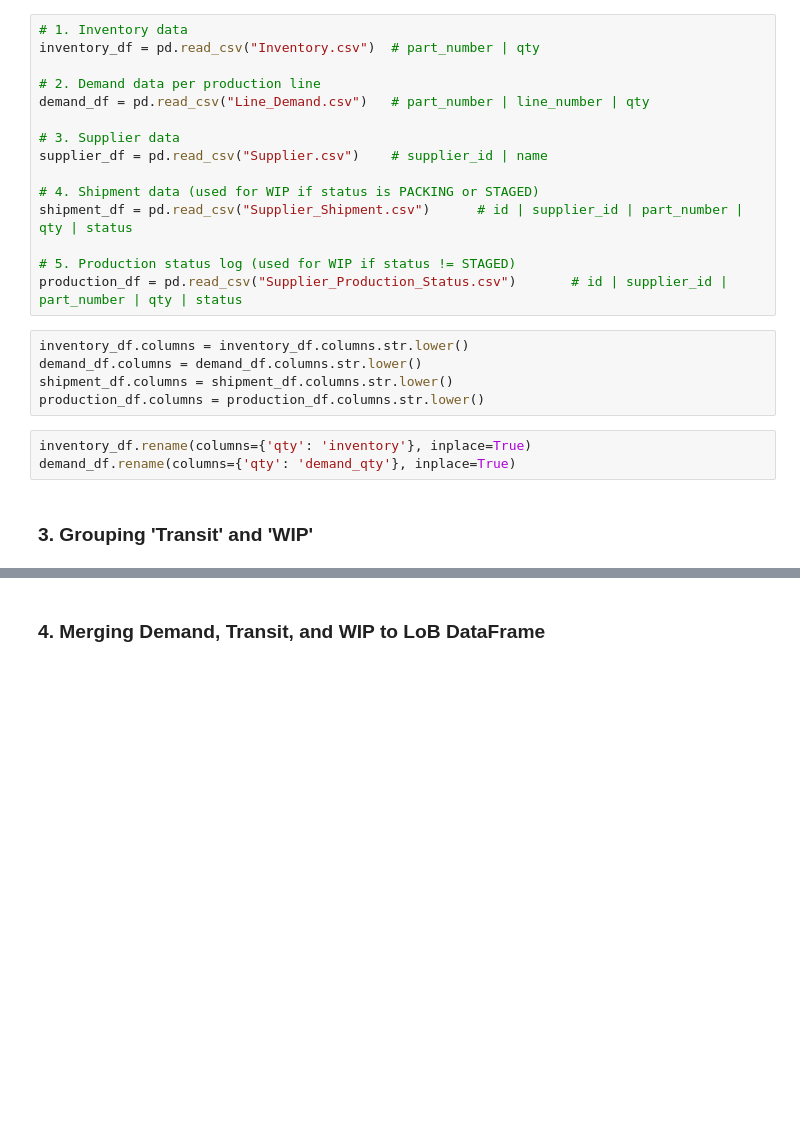
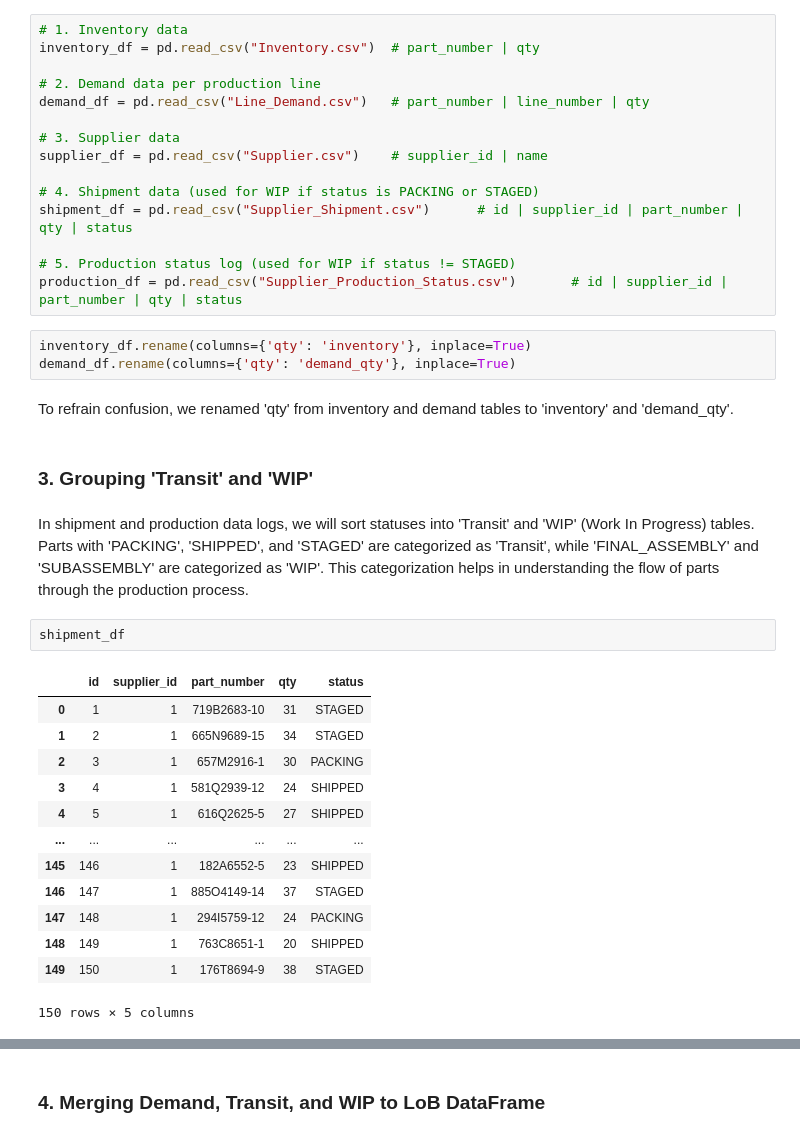
Before and after one commit to sunghwansyoon/past_projects, a Jupyter notebook: LoB.ipynb, the cells around one changed output, grey strips where cells are left out. Saved outputs shown, nothing was run; the diff lists cells and outputs as text; blank space fills up the shorter version.

```diff
--- a/LoB.ipynb
+++ b/LoB.ipynb
@@ -155,13 +160,28 @@ shipment_df = pd.read_csv("Supplier_Shipment.csv")      # id | supplier_id | par
 
 # 5. Production status log (used for WIP if status != STAGED)
 production_df = pd.read_csv("Supplier_Production_Status.csv")       # id | supplier_id | part_number | qty | status
-# %%
-inventory_df.columns = inventory_df.columns.str.lower()
-demand_df.columns = demand_df.columns.str.lower()
-shipment_df.columns = shipment_df.columns.str.lower()
-production_df.columns = production_df.columns.str.lower()
 # %%
 inventory_df.rename(columns={'qty': 'inventory'}, inplace=True)
 demand_df.rename(columns={'qty': 'demand_qty'}, inplace=True)
+# %% [markdown]
+To refrain confusion, we renamed 'qty' from inventory and demand tables to 'inventory' and 'demand_qty'.
 # %% [markdown]
 <h3>3. Grouping 'Transit' and 'WIP'</h3>
+# %% [markdown]
+In shipment and production data logs, we will sort statuses into 'Transit' and 'WIP' (Work In Progress) tables. Parts with 'PACKING', 'SHIPPED', and 'STAGED' are categorized as 'Transit', while 'FINAL_ASSEMBLY' and 'SUBASSEMBLY' are categorized as 'WIP'. This categorization helps in understanding the flow of parts through the production process.
+# %%
+shipment_df
+# %% [output]
+|  | id | supplier_id | part_number | qty | status |
+| 0 | 1 | 1 | 719B2683-10 | 31 | STAGED |
+| 1 | 2 | 1 | 665N9689-15 | 34 | STAGED |
+| 2 | 3 | 1 | 657M2916-1 | 30 | PACKING |
+| 3 | 4 | 1 | 581Q2939-12 | 24 | SHIPPED |
+| 4 | 5 | 1 | 616Q2625-5 | 27 | SHIPPED |
+| ... | ... | ... | ... | ... | ... |
+| 145 | 146 | 1 | 182A6552-5 | 23 | SHIPPED |
+| 146 | 147 | 1 | 885O4149-14 | 37 | STAGED |
+| 147 | 148 | 1 | 294I5759-12 | 24 | PACKING |
+| 148 | 149 | 1 | 763C8651-1 | 20 | SHIPPED |
+| 149 | 150 | 1 | 176T8694-9 | 38 | STAGED |
+150 rows × 5 columns
```
Also changed, not shown: parts of 21 cells of this notebook, 8 other files.
